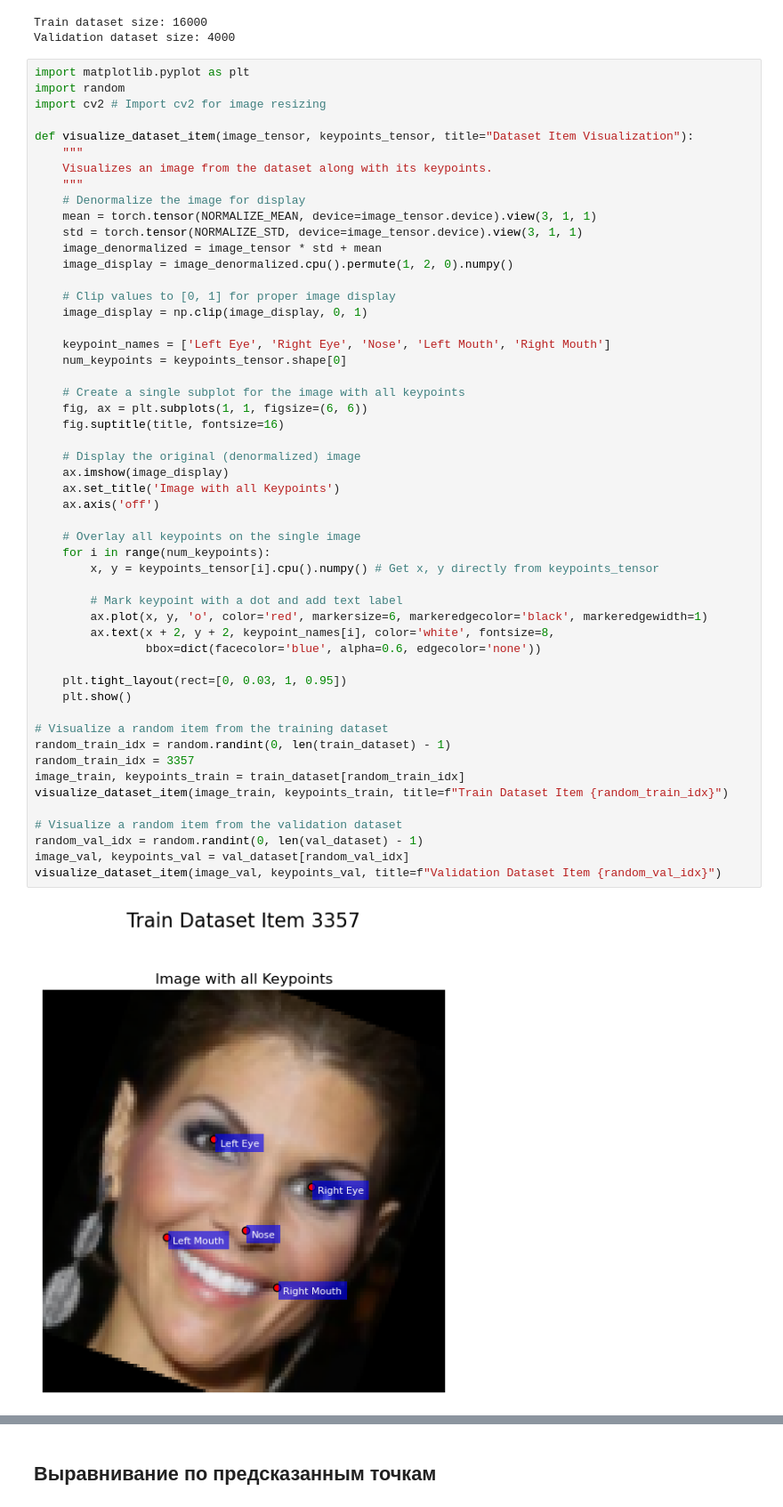
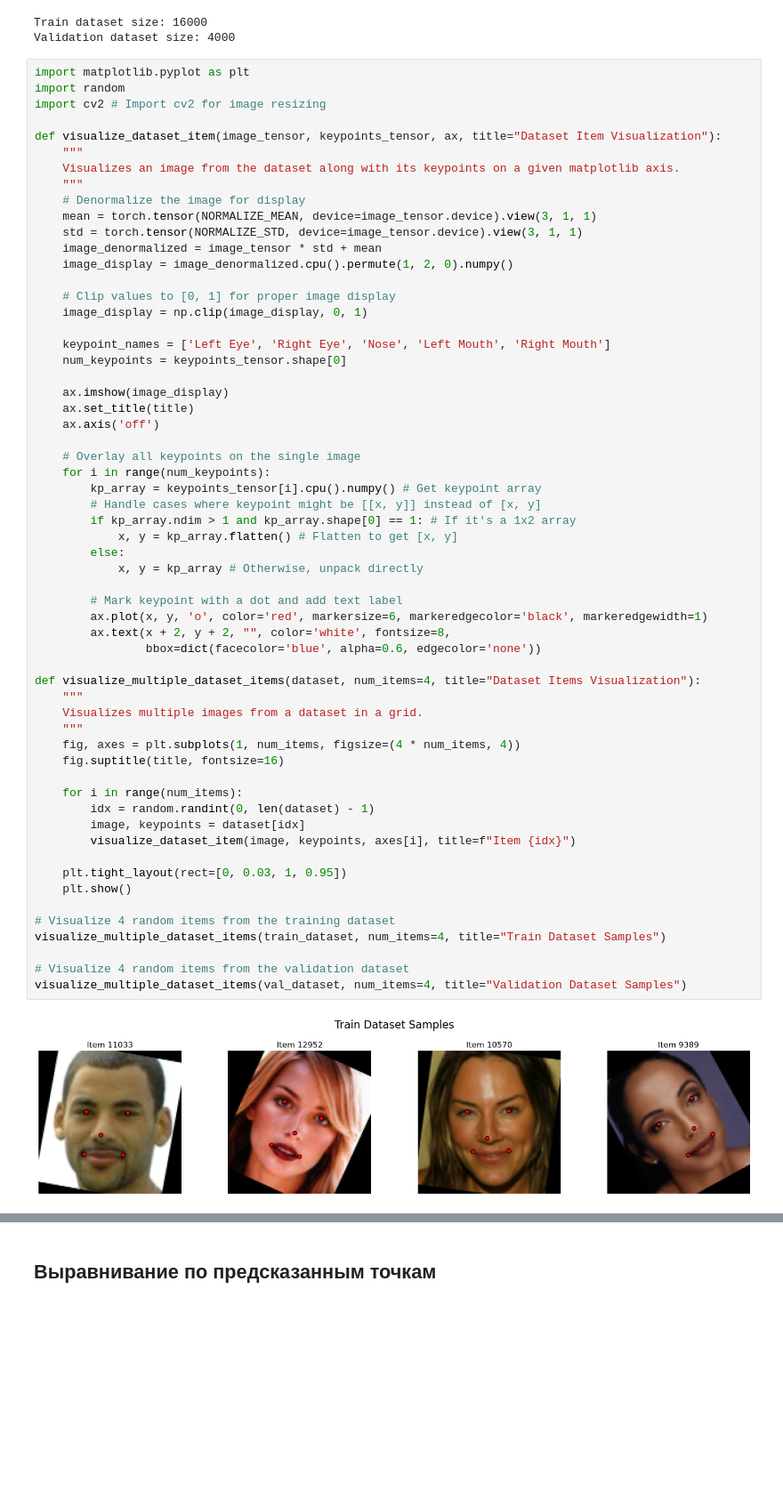
Before and after one commit to dukei/dls-fr, a Jupyter notebook: DLS-project-FR-1_FaceAlignment.ipynb, the cells around one changed output, grey strips where cells are left out. Shown at 89% size. Drawn from its saved outputs; the diff is of its cells as text; blank space fills up the shorter version.

```diff
--- a/DLS-project-FR-1_FaceAlignment.ipynb
+++ b/DLS-project-FR-1_FaceAlignment.ipynb
@@ -402,52 +402,59 @@ import matplotlib.pyplot as plt
 import random
 import cv2 # Import cv2 for image resizing
 
-def visualize_dataset_item(image_tensor, keypoints_tensor, title="Dataset Item Visualization"):
+def visualize_dataset_item(image_tensor, keypoints_tensor, ax, title="Dataset Item Visualization"):
     """
-    Visualizes an image from the dataset along with its keypoints.
+    Visualizes an image from the dataset along with its keypoints on a given matplotlib axis.
     """
     # Denormalize the image for display
     mean = torch.tensor(NORMALIZE_MEAN, device=image_tensor.device).view(3, 1, 1)
     std = torch.tensor(NORMALIZE_STD, device=image_tensor.device).view(3, 1, 1)
     image_denormalized = image_tensor * std + mean
     image_display = image_denormalized.cpu().permute(1, 2, 0).numpy()
 
     # Clip values to [0, 1] for proper image display
     image_display = np.clip(image_display, 0, 1)
 
     keypoint_names = ['Left Eye', 'Right Eye', 'Nose', 'Left Mouth', 'Right Mouth']
     num_keypoints = keypoints_tensor.shape[0]
 
-    # Create a single subplot for the image with all keypoints
-    fig, ax = plt.subplots(1, 1, figsize=(6, 6))
-    fig.suptitle(title, fontsize=16)
-
-    # Display the original (denormalized) image
     ax.imshow(image_display)
-    ax.set_title('Image with all Keypoints')
+    ax.set_title(title)
     ax.axis('off')
 
     # Overlay all keypoints on the single image
     for i in range(num_keypoints):
-        x, y = keypoints_tensor[i].cpu().numpy() # Get x, y directly from keypoints_tensor
+        kp_array = keypoints_tensor[i].cpu().numpy() # Get keypoint array
+        # Handle cases where keypoint might be [[x, y]] instead of [x, y]
+        if kp_array.ndim > 1 and kp_array.shape[0] == 1: # If it's a 1x2 array
+            x, y = kp_array.flatten() # Flatten to get [x, y]
+        else:
+            x, y = kp_array # Otherwise, unpack directly
 
         # Mark keypoint with a dot and add text label
         ax.plot(x, y, 'o', color='red', markersize=6, markeredgecolor='black', markeredgewidth=1)
-        ax.text(x + 2, y + 2, keypoint_names[i], color='white', fontsize=8,
+        ax.text(x + 2, y + 2, "", color='white', fontsize=8,
                 bbox=dict(facecolor='blue', alpha=0.6, edgecolor='none'))
+
+def visualize_multiple_dataset_items(dataset, num_items=4, title="Dataset Items Visualization"):
+    """
+    Visualizes multiple images from a dataset in a grid.
+    """
+    fig, axes = plt.subplots(1, num_items, figsize=(4 * num_items, 4))
+    fig.suptitle(title, fontsize=16)
+
+    for i in range(num_items):
+        idx = random.randint(0, len(dataset) - 1)
+        image, keypoints = dataset[idx]
+        visualize_dataset_item(image, keypoints, axes[i], title=f"Item {idx}")
 
     plt.tight_layout(rect=[0, 0.03, 1, 0.95])
     plt.show()
 
-# Visualize a random item from the training dataset
-random_train_idx = random.randint(0, len(train_dataset) - 1)
-random_train_idx = 3357
-image_train, keypoints_train = train_dataset[random_train_idx]
-visualize_dataset_item(image_train, keypoints_train, title=f"Train Dataset Item {random_train_idx}")
+# Visualize 4 random items from the training dataset
+visualize_multiple_dataset_items(train_dataset, num_items=4, title="Train Dataset Samples")
 
-# Visualize a random item from the validation dataset
-random_val_idx = random.randint(0, len(val_dataset) - 1)
-image_val, keypoints_val = val_dataset[random_val_idx]
-visualize_dataset_item(image_val, keypoints_val, title=f"Validation Dataset Item {random_val_idx}")
+# Visualize 4 random items from the validation dataset
+visualize_multiple_dataset_items(val_dataset, num_items=4, title="Validation Dataset Samples")
 # %% [output]
-[figure, old version]
+[figure, new version]
```
Also changed, not shown: parts of 1 cell of this notebook.
